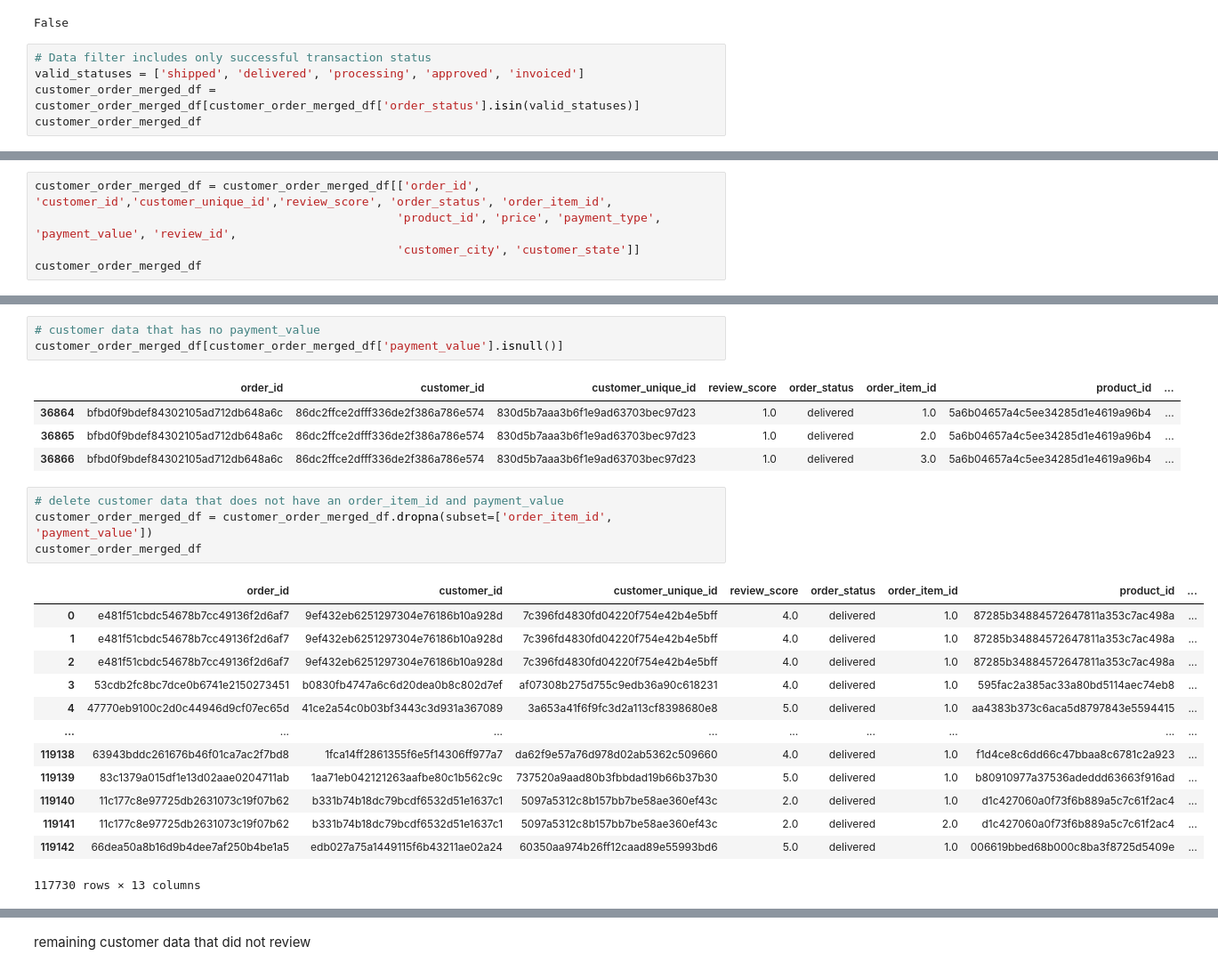
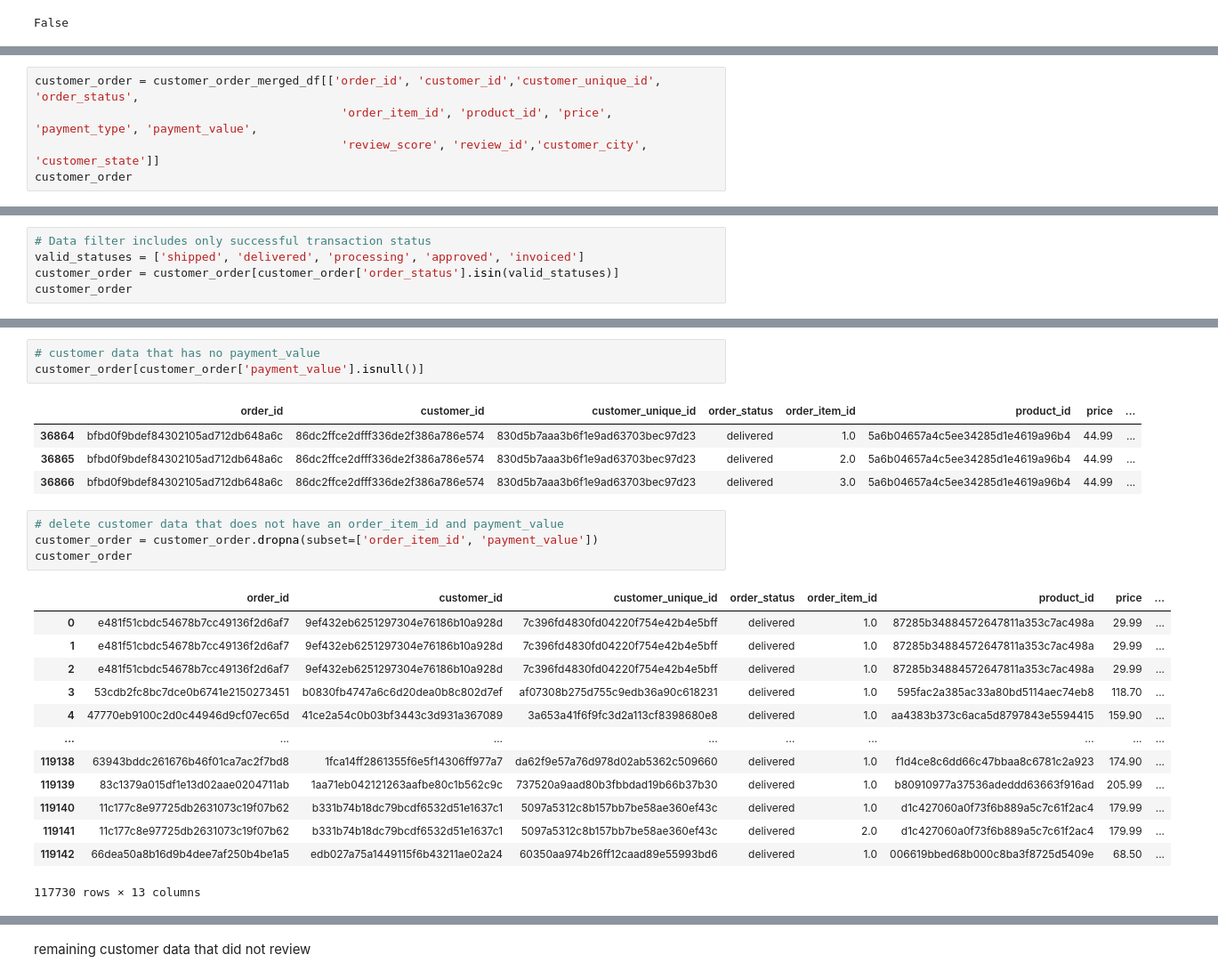
Before and after one commit to alfitopfp/Perqara-Assesment, a Jupyter notebook: Code/Customer_Segmentation.ipynb, the cells around one changed output, grey strips where cells are left out. Shown at 89% size. Drawn from its saved outputs; the diff is of its cells as text.

```diff
--- a/Code/Customer_Segmentation.ipynb
+++ b/Code/Customer_Segmentation.ipynb
@@ -141,8 +159,3 @@ customer_order_merged_df
 customer_order_merged_df.duplicated().any()
 # %% [output]
 False
-# %%
-# Data filter includes only successful transaction status
-valid_statuses = ['shipped', 'delivered', 'processing', 'approved', 'invoiced']
-customer_order_merged_df = customer_order_merged_df[customer_order_merged_df['order_status'].isin(valid_statuses)]
-customer_order_merged_df
@@ -163,6 +162,6 @@ customer_order_merged_df
 # %%
-customer_order_merged_df = customer_order_merged_df[['order_id', 'customer_id','customer_unique_id','review_score', 'order_status', 'order_item_id',
-                                                    'product_id', 'price', 'payment_type', 'payment_value', 'review_id',
-                                                    'customer_city', 'customer_state']]
-customer_order_merged_df
+customer_order = customer_order_merged_df[['order_id', 'customer_id','customer_unique_id', 'order_status',
+                                            'order_item_id', 'product_id', 'price', 'payment_type', 'payment_value',
+                                            'review_score', 'review_id','customer_city', 'customer_state']]
+customer_order
 # %% [output]
@@ -191,0 +249,5 @@ column 'review_id' contains a null value.
+# %%
+# Data filter includes only successful transaction status
+valid_statuses = ['shipped', 'delivered', 'processing', 'approved', 'invoiced']
+customer_order = customer_order[customer_order['order_status'].isin(valid_statuses)]
+customer_order
@@ -200,27 +286,27 @@ customer_order_merged_df[customer_order_merged_df['order_item_id'].isnull()]
 # %%
 # customer data that has no payment_value
-customer_order_merged_df[customer_order_merged_df['payment_value'].isnull()]
+customer_order[customer_order['payment_value'].isnull()]
 # %% [output]
-|  | order_id | customer_id | customer_unique_id | review_score | order_status | order_item_id | product_id | ... |
-| 36864 | bfbd0f9bdef84302105ad712db648a6c | 86dc2ffce2dfff336de2f386a786e574 | 830d5b7aaa3b6f1e9ad63703bec97d23 | 1.0 | delivered | 1.0 | 5a6b04657a4c5ee34285d1e4619a96b4 | ... |
-| 36865 | bfbd0f9bdef84302105ad712db648a6c | 86dc2ffce2dfff336de2f386a786e574 | 830d5b7aaa3b6f1e9ad63703bec97d23 | 1.0 | delivered | 2.0 | 5a6b04657a4c5ee34285d1e4619a96b4 | ... |
-| 36866 | bfbd0f9bdef84302105ad712db648a6c | 86dc2ffce2dfff336de2f386a786e574 | 830d5b7aaa3b6f1e9ad63703bec97d23 | 1.0 | delivered | 3.0 | 5a6b04657a4c5ee34285d1e4619a96b4 | ... |
+|  | order_id | customer_id | customer_unique_id | order_status | order_item_id | product_id | price | ... |
+| 36864 | bfbd0f9bdef84302105ad712db648a6c | 86dc2ffce2dfff336de2f386a786e574 | 830d5b7aaa3b6f1e9ad63703bec97d23 | delivered | 1.0 | 5a6b04657a4c5ee34285d1e4619a96b4 | 44.99 | ... |
+| 36865 | bfbd0f9bdef84302105ad712db648a6c | 86dc2ffce2dfff336de2f386a786e574 | 830d5b7aaa3b6f1e9ad63703bec97d23 | delivered | 2.0 | 5a6b04657a4c5ee34285d1e4619a96b4 | 44.99 | ... |
+| 36866 | bfbd0f9bdef84302105ad712db648a6c | 86dc2ffce2dfff336de2f386a786e574 | 830d5b7aaa3b6f1e9ad63703bec97d23 | delivered | 3.0 | 5a6b04657a4c5ee34285d1e4619a96b4 | 44.99 | ... |
 # %%
 # delete customer data that does not have an order_item_id and payment_value
-customer_order_merged_df = customer_order_merged_df.dropna(subset=['order_item_id', 'payment_value'])
-customer_order_merged_df
+customer_order = customer_order.dropna(subset=['order_item_id', 'payment_value'])
+customer_order
 # %% [output]
-|  | order_id | customer_id | customer_unique_id | review_score | order_status | order_item_id | product_id | ... |
-| 0 | e481f51cbdc54678b7cc49136f2d6af7 | 9ef432eb6251297304e76186b10a928d | 7c396fd4830fd04220f754e42b4e5bff | 4.0 | delivered | 1.0 | 87285b34884572647811a353c7ac498a | ... |
-| 1 | e481f51cbdc54678b7cc49136f2d6af7 | 9ef432eb6251297304e76186b10a928d | 7c396fd4830fd04220f754e42b4e5bff | 4.0 | delivered | 1.0 | 87285b34884572647811a353c7ac498a | ... |
-| 2 | e481f51cbdc54678b7cc49136f2d6af7 | 9ef432eb6251297304e76186b10a928d | 7c396fd4830fd04220f754e42b4e5bff | 4.0 | delivered | 1.0 | 87285b34884572647811a353c7ac498a | ... |
-| 3 | 53cdb2fc8bc7dce0b6741e2150273451 | b0830fb4747a6c6d20dea0b8c802d7ef | af07308b275d755c9edb36a90c618231 | 4.0 | delivered | 1.0 | 595fac2a385ac33a80bd5114aec74eb8 | ... |
-| 4 | 47770eb9100c2d0c44946d9cf07ec65d | 41ce2a54c0b03bf3443c3d931a367089 | 3a653a41f6f9fc3d2a113cf8398680e8 | 5.0 | delivered | 1.0 | aa4383b373c6aca5d8797843e5594415 | ... |
+|  | order_id | customer_id | customer_unique_id | order_status | order_item_id | product_id | price | ... |
+| 0 | e481f51cbdc54678b7cc49136f2d6af7 | 9ef432eb6251297304e76186b10a928d | 7c396fd4830fd04220f754e42b4e5bff | delivered | 1.0 | 87285b34884572647811a353c7ac498a | 29.99 | ... |
+| 1 | e481f51cbdc54678b7cc49136f2d6af7 | 9ef432eb6251297304e76186b10a928d | 7c396fd4830fd04220f754e42b4e5bff | delivered | 1.0 | 87285b34884572647811a353c7ac498a | 29.99 | ... |
+| 2 | e481f51cbdc54678b7cc49136f2d6af7 | 9ef432eb6251297304e76186b10a928d | 7c396fd4830fd04220f754e42b4e5bff | delivered | 1.0 | 87285b34884572647811a353c7ac498a | 29.99 | ... |
+| 3 | 53cdb2fc8bc7dce0b6741e2150273451 | b0830fb4747a6c6d20dea0b8c802d7ef | af07308b275d755c9edb36a90c618231 | delivered | 1.0 | 595fac2a385ac33a80bd5114aec74eb8 | 118.70 | ... |
+| 4 | 47770eb9100c2d0c44946d9cf07ec65d | 41ce2a54c0b03bf3443c3d931a367089 | 3a653a41f6f9fc3d2a113cf8398680e8 | delivered | 1.0 | aa4383b373c6aca5d8797843e5594415 | 159.90 | ... |
 | ... | ... | ... | ... | ... | ... | ... | ... | ... |
-| 119138 | 63943bddc261676b46f01ca7ac2f7bd8 | 1fca14ff2861355f6e5f14306ff977a7 | da62f9e57a76d978d02ab5362c509660 | 4.0 | delivered | 1.0 | f1d4ce8c6dd66c47bbaa8c6781c2a923 | ... |
-| 119139 | 83c1379a015df1e13d02aae0204711ab | 1aa71eb042121263aafbe80c1b562c9c | 737520a9aad80b3fbbdad19b66b37b30 | 5.0 | delivered | 1.0 | b80910977a37536adeddd63663f916ad | ... |
-| 119140 | 11c177c8e97725db2631073c19f07b62 | b331b74b18dc79bcdf6532d51e1637c1 | 5097a5312c8b157bb7be58ae360ef43c | 2.0 | delivered | 1.0 | d1c427060a0f73f6b889a5c7c61f2ac4 | ... |
-| 119141 | 11c177c8e97725db2631073c19f07b62 | b331b74b18dc79bcdf6532d51e1637c1 | 5097a5312c8b157bb7be58ae360ef43c | 2.0 | delivered | 2.0 | d1c427060a0f73f6b889a5c7c61f2ac4 | ... |
-| 119142 | 66dea50a8b16d9b4dee7af250b4be1a5 | edb027a75a1449115f6b43211ae02a24 | 60350aa974b26ff12caad89e55993bd6 | 5.0 | delivered | 1.0 | 006619bbed68b000c8ba3f8725d5409e | ... |
+| 119138 | 63943bddc261676b46f01ca7ac2f7bd8 | 1fca14ff2861355f6e5f14306ff977a7 | da62f9e57a76d978d02ab5362c509660 | delivered | 1.0 | f1d4ce8c6dd66c47bbaa8c6781c2a923 | 174.90 | ... |
+| 119139 | 83c1379a015df1e13d02aae0204711ab | 1aa71eb042121263aafbe80c1b562c9c | 737520a9aad80b3fbbdad19b66b37b30 | delivered | 1.0 | b80910977a37536adeddd63663f916ad | 205.99 | ... |
+| 119140 | 11c177c8e97725db2631073c19f07b62 | b331b74b18dc79bcdf6532d51e1637c1 | 5097a5312c8b157bb7be58ae360ef43c | delivered | 1.0 | d1c427060a0f73f6b889a5c7c61f2ac4 | 179.99 | ... |
+| 119141 | 11c177c8e97725db2631073c19f07b62 | b331b74b18dc79bcdf6532d51e1637c1 | 5097a5312c8b157bb7be58ae360ef43c | delivered | 2.0 | d1c427060a0f73f6b889a5c7c61f2ac4 | 179.99 | ... |
+| 119142 | 66dea50a8b16d9b4dee7af250b4be1a5 | edb027a75a1449115f6b43211ae02a24 | 60350aa974b26ff12caad89e55993bd6 | delivered | 1.0 | 006619bbed68b000c8ba3f8725d5409e | 68.50 | ... |
 117730 rows × 13 columns
 # %%
```
Also changed, not shown: parts of 47 cells of this notebook.
